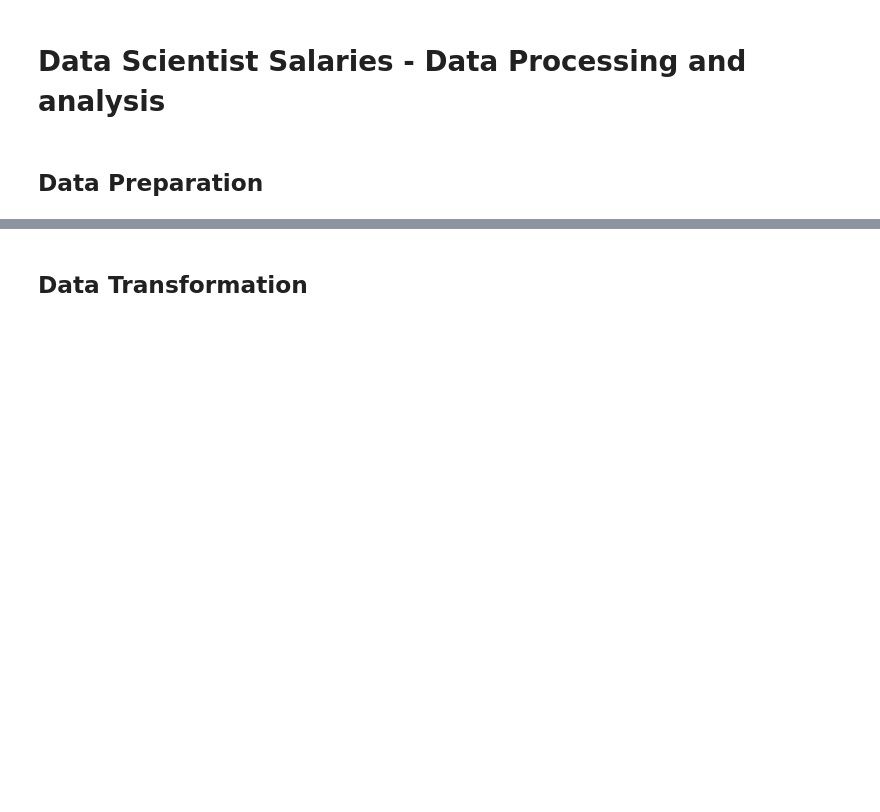
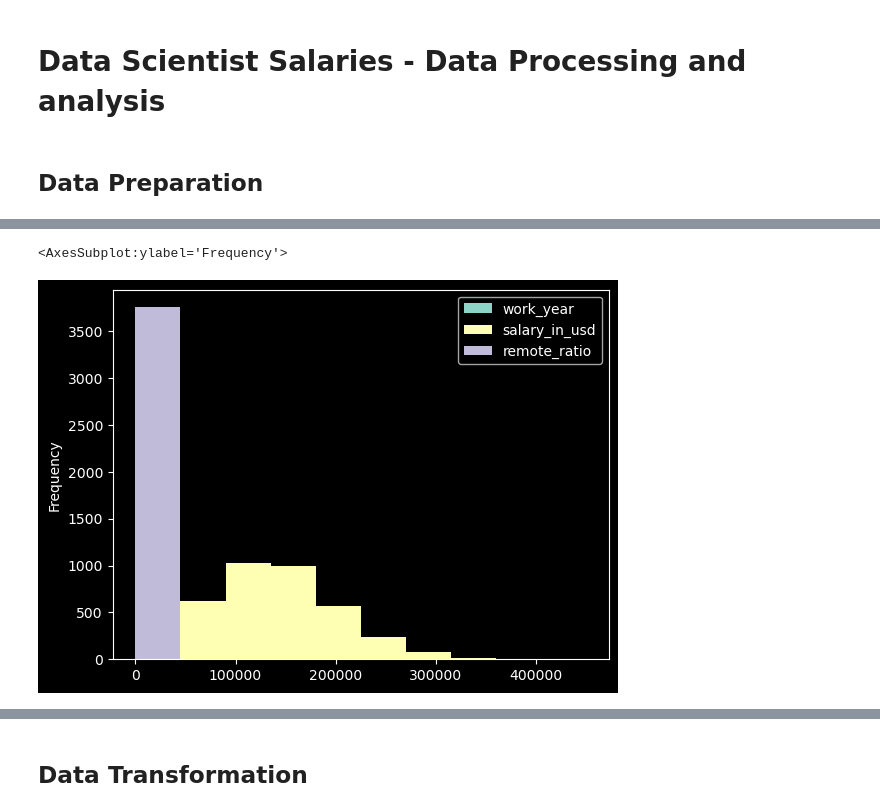
Before and after one commit to yousefmrashad/checkdata, a Jupyter notebook: checkdata.ipynb, the cells around one changed output, grey strips where cells are left out. Cells and saved outputs as stored; diff of their text form; code cells hidden in the pictures; blank space fills up the shorter version.

```diff
--- a/checkdata.ipynb
+++ b/checkdata.ipynb
@@ -58,0 +183,5 @@ dtype: object
+# %%
+df.plot.hist()
+# %% [output]
+<AxesSubplot:ylabel='Frequency'>
+[figure, added]
```
Also changed, not shown: parts of 35 cells of this notebook.
